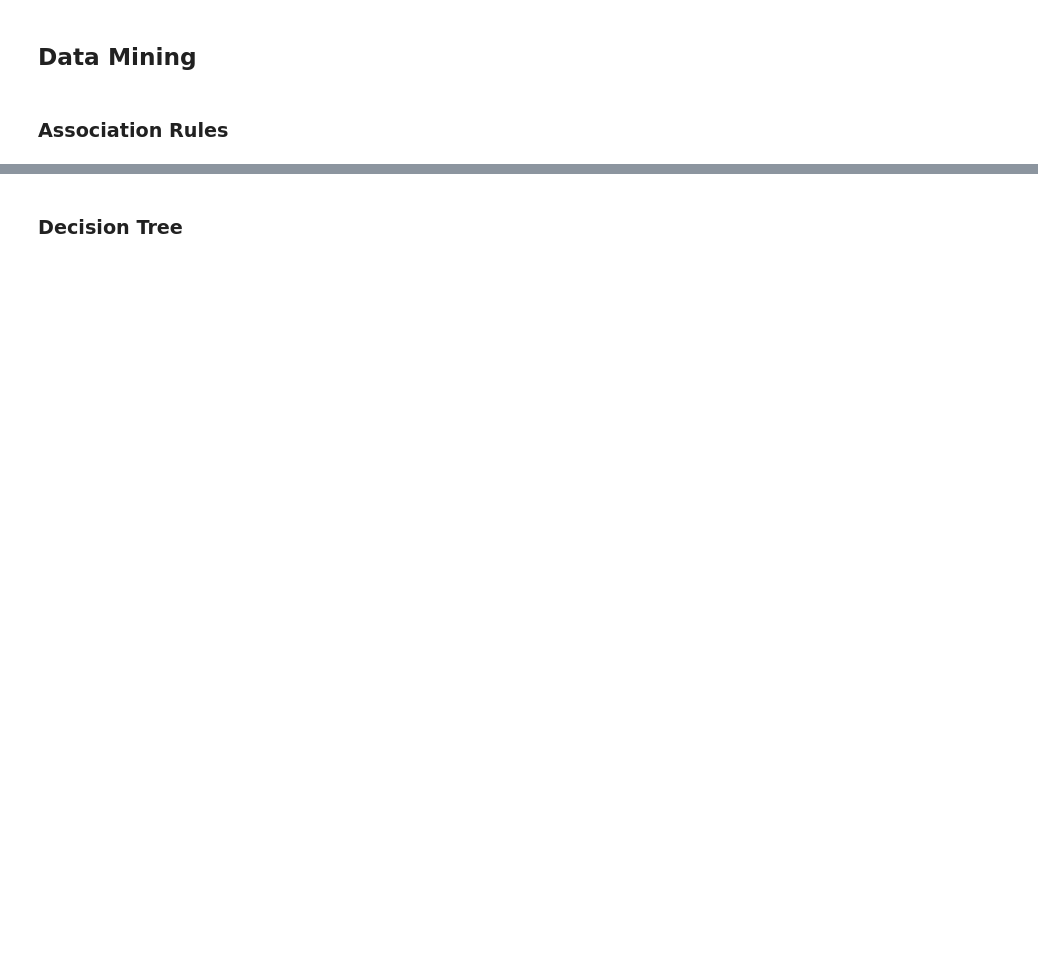
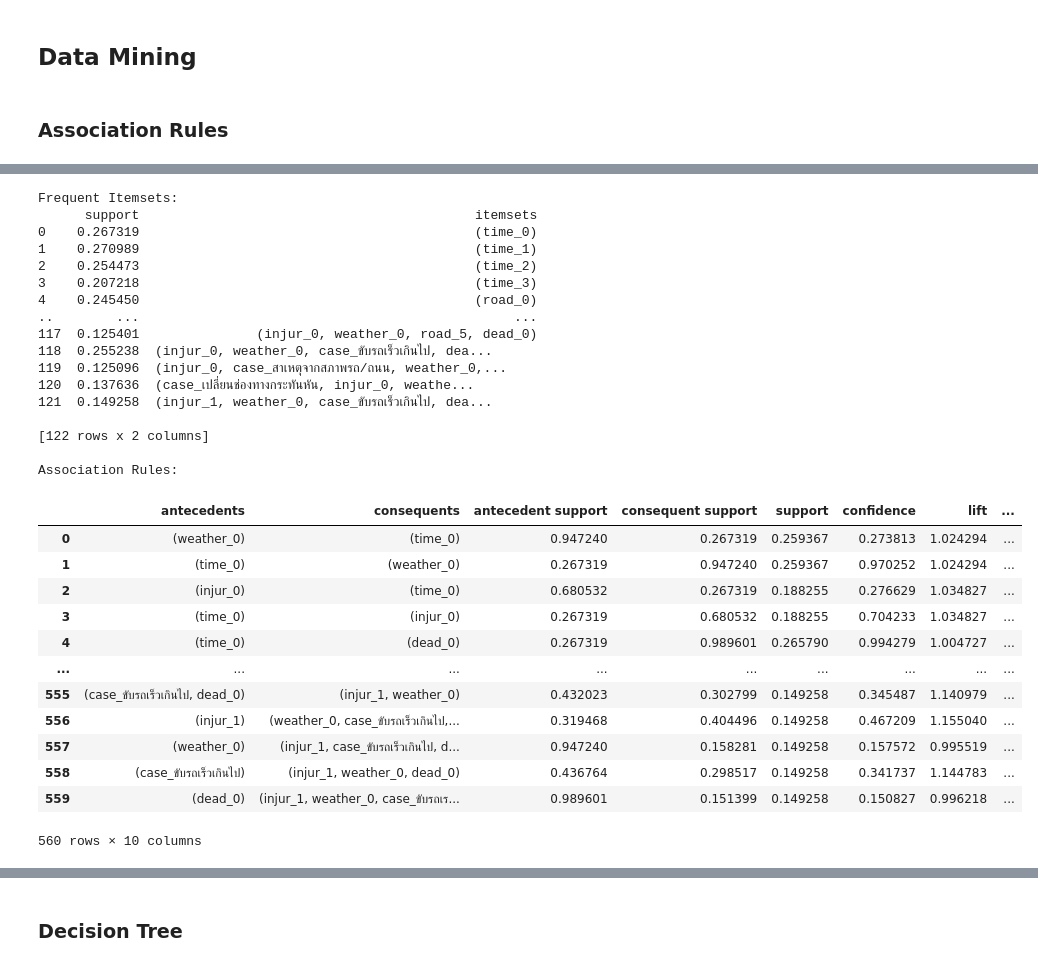
Before and after one commit to Ratchanontt/BSC_DPDM23, a Jupyter notebook: Project.ipynb, the cells around one changed output, grey strips where cells are left out. Cells and saved outputs as stored; diff of their text form; code cells hidden in the pictures; blank space fills up the shorter version.

```diff
--- a/Project.ipynb
+++ b/Project.ipynb
@@ -1472,0 +606,43 @@ RelationRecord(items=frozenset({'หลับใน', 'เปลี่ยนช
+# %%
+# Apply Apriori algorithm to find frequent itemsets
+frequent_itemsets = apriori(accident_df_encoded.iloc[:, 1:], min_support=0.09, use_colnames=True)
+
+# Generate association rules
+rules1 = association_rules(frequent_itemsets, metric="confidence", min_threshold=0.002)
+
+# Display frequent itemsets and association rules
+print("Frequent Itemsets:")
+print(frequent_itemsets)
+print("\nAssociation Rules:")
+rules1
+# %% [output]
+Frequent Itemsets:
+      support                                           itemsets
+0    0.267319                                           (time_0)
+1    0.270989                                           (time_1)
+2    0.254473                                           (time_2)
+3    0.207218                                           (time_3)
+4    0.245450                                           (road_0)
+..        ...                                                ...
+117  0.125401               (injur_0, weather_0, road_5, dead_0)
+118  0.255238  (injur_0, weather_0, case_ขับรถเร็วเกินไป, dea...
+119  0.125096  (injur_0, case_สาเหตุจากสภาพรถ/ถนน, weather_0,...
+120  0.137636  (case_เปลี่ยนช่องทางกระทันหัน, injur_0, weathe...
+121  0.149258  (injur_1, weather_0, case_ขับรถเร็วเกินไป, dea...
+
+[122 rows x 2 columns]
+
+Association Rules:
+|  | antecedents | consequents | antecedent support | consequent support | support | confidence | lift | ... |
+| 0 | (weather_0) | (time_0) | 0.947240 | 0.267319 | 0.259367 | 0.273813 | 1.024294 | ... |
+| 1 | (time_0) | (weather_0) | 0.267319 | 0.947240 | 0.259367 | 0.970252 | 1.024294 | ... |
+| 2 | (injur_0) | (time_0) | 0.680532 | 0.267319 | 0.188255 | 0.276629 | 1.034827 | ... |
+| 3 | (time_0) | (injur_0) | 0.267319 | 0.680532 | 0.188255 | 0.704233 | 1.034827 | ... |
+| 4 | (time_0) | (dead_0) | 0.267319 | 0.989601 | 0.265790 | 0.994279 | 1.004727 | ... |
+| ... | ... | ... | ... | ... | ... | ... | ... | ... |
+| 555 | (case_ขับรถเร็วเกินไป, dead_0) | (injur_1, weather_0) | 0.432023 | 0.302799 | 0.149258 | 0.345487 | 1.140979 | ... |
+| 556 | (injur_1) | (weather_0, case_ขับรถเร็วเกินไป,... | 0.319468 | 0.404496 | 0.149258 | 0.467209 | 1.155040 | ... |
+| 557 | (weather_0) | (injur_1, case_ขับรถเร็วเกินไป, d... | 0.947240 | 0.158281 | 0.149258 | 0.157572 | 0.995519 | ... |
+| 558 | (case_ขับรถเร็วเกินไป) | (injur_1, weather_0, dead_0) | 0.436764 | 0.298517 | 0.149258 | 0.341737 | 1.144783 | ... |
+| 559 | (dead_0) | (injur_1, weather_0, case_ขับรถเร... | 0.989601 | 0.151399 | 0.149258 | 0.150827 | 0.996218 | ... |
+560 rows × 10 columns
```
Also changed, not shown: parts of 99 cells of this notebook.
